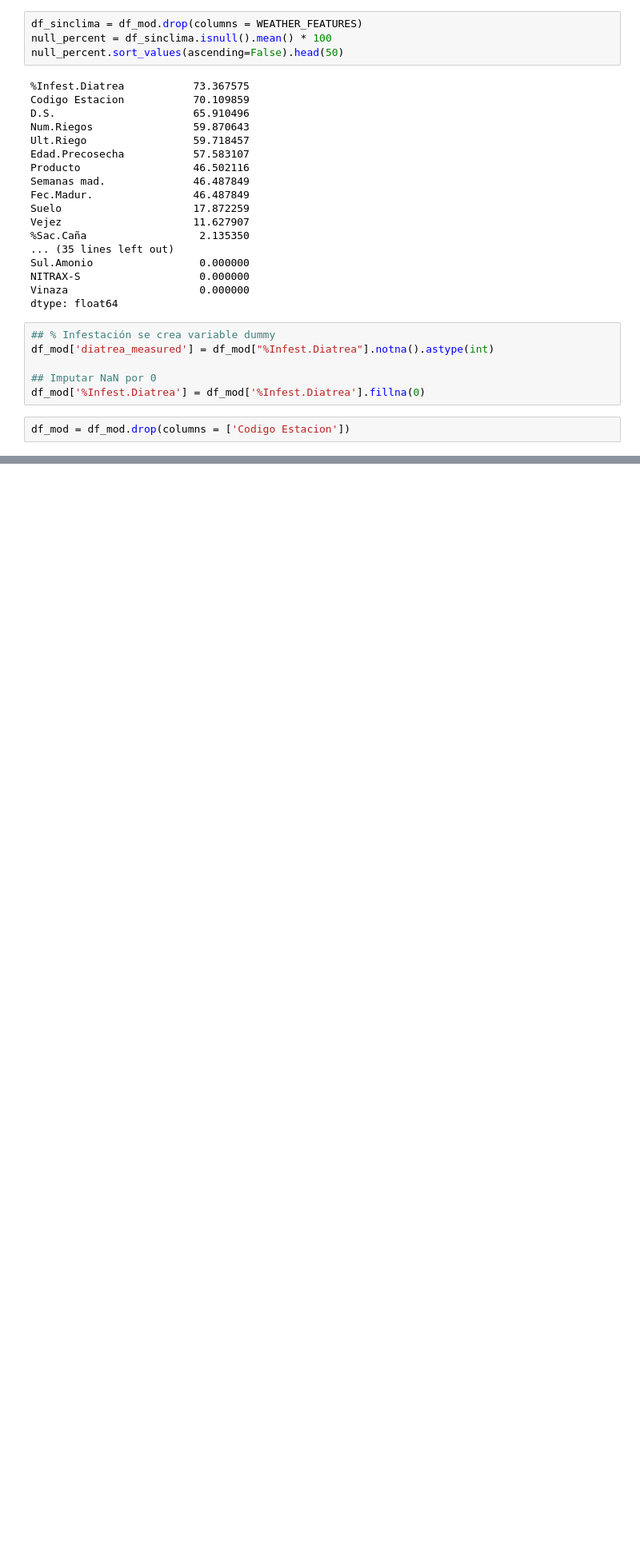
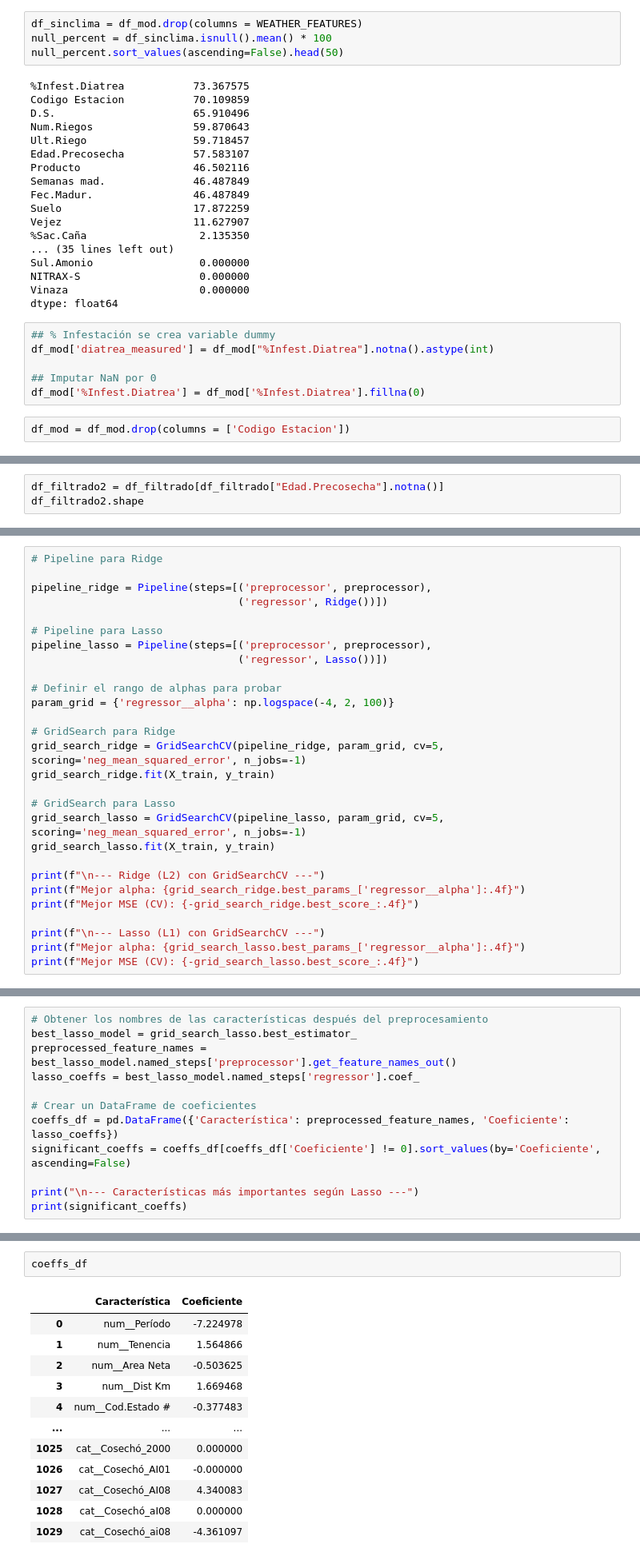
Before and after one commit to Joules17/aprendizaje-automatico-1-taller-practico, a Jupyter notebook: EDAF.ipynb, the cells around one changed output, grey strips where cells are left out. Shown at 80% size. Drawn from its saved outputs; the diff is of its cells as text; blank space fills up the shorter version.

```diff
--- a/EDAF.ipynb
+++ b/EDAF.ipynb
@@ -330,0 +329,3 @@ df_mod["Ult.Riego"] = df_mod["Ult.Riego"].fillna(0)
+# %%
+df_filtrado2 = df_filtrado[df_filtrado["Edad.Precosecha"].notna()]
+df_filtrado2.shape
@@ -394,0 +432,28 @@ dtype: float64
+# %%
+# Pipeline para Ridge
+
+pipeline_ridge = Pipeline(steps=[('preprocessor', preprocessor),
+                                 ('regressor', Ridge())])
+
+# Pipeline para Lasso
+pipeline_lasso = Pipeline(steps=[('preprocessor', preprocessor),
+                                 ('regressor', Lasso())])
+
+# Definir el rango de alphas para probar
+param_grid = {'regressor__alpha': np.logspace(-4, 2, 100)}
+
+# GridSearch para Ridge
+grid_search_ridge = GridSearchCV(pipeline_ridge, param_grid, cv=5, scoring='neg_mean_squared_error', n_jobs=-1)
+grid_search_ridge.fit(X_train, y_train)
+
+# GridSearch para Lasso
+grid_search_lasso = GridSearchCV(pipeline_lasso, param_grid, cv=5, scoring='neg_mean_squared_error', n_jobs=-1)
+grid_search_lasso.fit(X_train, y_train)
+
+print(f"\n--- Ridge (L2) con GridSearchCV ---")
+print(f"Mejor alpha: {grid_search_ridge.best_params_['regressor__alpha']:.4f}")
+print(f"Mejor MSE (CV): {-grid_search_ridge.best_score_:.4f}")
+
+print(f"\n--- Lasso (L1) con GridSearchCV ---")
+print(f"Mejor alpha: {grid_search_lasso.best_params_['regressor__alpha']:.4f}")
+print(f"Mejor MSE (CV): {-grid_search_lasso.best_score_:.4f}")
@@ -394,0 +542,12 @@ dtype: float64
+# %%
+# Obtener los nombres de las características después del preprocesamiento
+best_lasso_model = grid_search_lasso.best_estimator_
+preprocessed_feature_names = best_lasso_model.named_steps['preprocessor'].get_feature_names_out()
+lasso_coeffs = best_lasso_model.named_steps['regressor'].coef_
+
+# Crear un DataFrame de coeficientes
+coeffs_df = pd.DataFrame({'Característica': preprocessed_feature_names, 'Coeficiente': lasso_coeffs})
+significant_coeffs = coeffs_df[coeffs_df['Coeficiente'] != 0].sort_values(by='Coeficiente', ascending=False)
+
+print("\n--- Características más importantes según Lasso ---")
+print(significant_coeffs)
@@ -394,0 +570,15 @@ dtype: float64
+# %%
+coeffs_df
+# %% [output]
+|  | Característica | Coeficiente |
+| 0 | num__Período | -7.224978 |
+| 1 | num__Tenencia | 1.564866 |
+| 2 | num__Area Neta | -0.503625 |
+| 3 | num__Dist Km | 1.669468 |
+| 4 | num__Cod.Estado # | -0.377483 |
+| ... | ... | ... |
+| 1025 | cat__Cosechó_2000 | 0.000000 |
+| 1026 | cat__Cosechó_AI01 | -0.000000 |
+| 1027 | cat__Cosechó_AI08 | 4.340083 |
+| 1028 | cat__Cosechó_aI08 | 0.000000 |
+| 1029 | cat__Cosechó_ai08 | -4.361097 |
```
Also changed, not shown: parts of 25 cells of this notebook.
